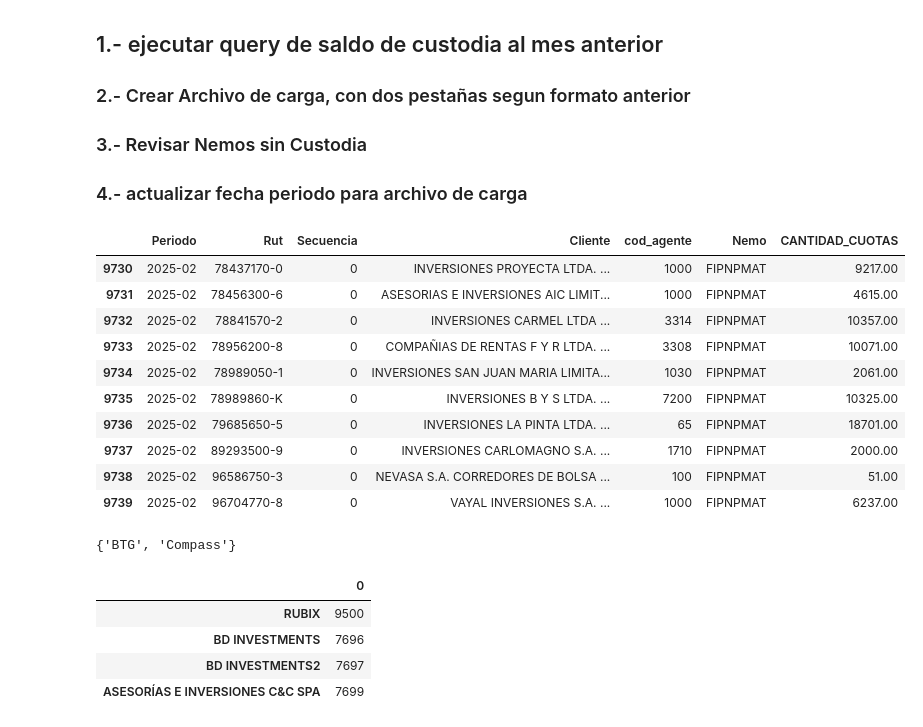
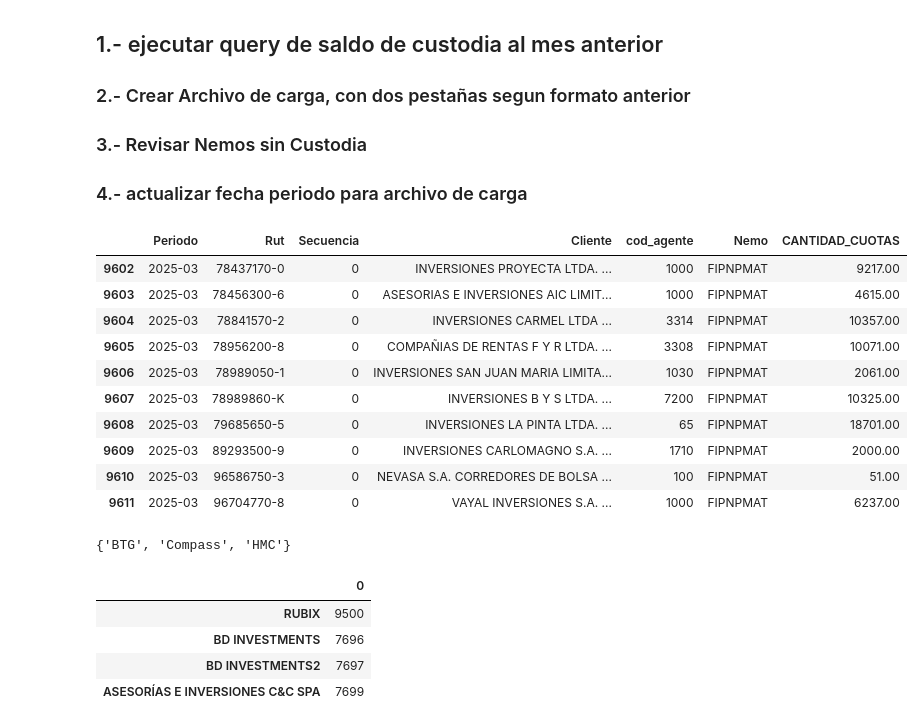
Before and after one commit to Creasys-Risk/comisiones_nevasa, a Jupyter notebook: Prorrata CFI NEVASA- excluir agentes -2025 testr.ipynb, the cells around one changed output. Drawn from its saved outputs; the diff is of its cells as text; code cells hidden in the pictures.

```diff
--- a/Prorrata CFI NEVASA- excluir agentes -2025 testr.ipynb
+++ b/Prorrata CFI NEVASA- excluir agentes -2025 testr.ipynb
@@ -19,30 +19,30 @@ inner join TBPLFICL b on a.rut_cli=b.rut_cli and a.sec_rut_cli=b.sec_rut_cli whe
 # %%
 
 #archivo= 'Cierre Mensual CFI ENE23.xlsx'
-archivo= 'Copia de Cierre Mensual CFI cargamaezo25LAST.xlsx'
+archivo= 'Cierre Mensual CFI - Edicion - Postproceso.xlsx'
 patrimonio= pd.read_excel(archivo, sheet_name='custodia')
 Facturacion= pd.read_excel(archivo, sheet_name='Consolidado2', header=0).dropna()#, index_col=None, header=None)
 
 #Facturacion.where(Facturacion[1]>0)
 #Facturacion.query('Fact>0')
 patrimonio['Nemo']=patrimonio['Nemo'].str.strip()
 patrimonio.tail(10)
 # %% [output]
 |  | Periodo | Rut | Secuencia | Cliente | cod_agente | Nemo | CANTIDAD_CUOTAS |
-| 9730 | 2025-02 | 78437170-0 | 0 | INVERSIONES PROYECTA LTDA. ... | 1000 | FIPNPMAT | 9217.00 |
-| 9731 | 2025-02 | 78456300-6 | 0 | ASESORIAS E INVERSIONES AIC LIMIT... | 1000 | FIPNPMAT | 4615.00 |
-| 9732 | 2025-02 | 78841570-2 | 0 | INVERSIONES CARMEL LTDA ... | 3314 | FIPNPMAT | 10357.00 |
-| 9733 | 2025-02 | 78956200-8 | 0 | COMPAÑIAS DE RENTAS F Y R LTDA. ... | 3308 | FIPNPMAT | 10071.00 |
-| 9734 | 2025-02 | 78989050-1 | 0 | INVERSIONES SAN JUAN MARIA LIMITA... | 1030 | FIPNPMAT | 2061.00 |
-| 9735 | 2025-02 | 78989860-K | 0 | INVERSIONES B Y S LTDA. ... | 7200 | FIPNPMAT | 10325.00 |
-| 9736 | 2025-02 | 79685650-5 | 0 | INVERSIONES LA PINTA LTDA. ... | 65 | FIPNPMAT | 18701.00 |
-| 9737 | 2025-02 | 89293500-9 | 0 | INVERSIONES CARLOMAGNO S.A. ... | 1710 | FIPNPMAT | 2000.00 |
-| 9738 | 2025-02 | 96586750-3 | 0 | NEVASA S.A. CORREDORES DE BOLSA ... | 100 | FIPNPMAT | 51.00 |
-| 9739 | 2025-02 | 96704770-8 | 0 | VAYAL INVERSIONES S.A. ... | 1000 | FIPNPMAT | 6237.00 |
+| 9602 | 2025-03 | 78437170-0 | 0 | INVERSIONES PROYECTA LTDA. ... | 1000 | FIPNPMAT | 9217.00 |
+| 9603 | 2025-03 | 78456300-6 | 0 | ASESORIAS E INVERSIONES AIC LIMIT... | 1000 | FIPNPMAT | 4615.00 |
+| 9604 | 2025-03 | 78841570-2 | 0 | INVERSIONES CARMEL LTDA ... | 3314 | FIPNPMAT | 10357.00 |
+| 9605 | 2025-03 | 78956200-8 | 0 | COMPAÑIAS DE RENTAS F Y R LTDA. ... | 3308 | FIPNPMAT | 10071.00 |
+| 9606 | 2025-03 | 78989050-1 | 0 | INVERSIONES SAN JUAN MARIA LIMITA... | 1030 | FIPNPMAT | 2061.00 |
+| 9607 | 2025-03 | 78989860-K | 0 | INVERSIONES B Y S LTDA. ... | 7200 | FIPNPMAT | 10325.00 |
+| 9608 | 2025-03 | 79685650-5 | 0 | INVERSIONES LA PINTA LTDA. ... | 65 | FIPNPMAT | 18701.00 |
+| 9609 | 2025-03 | 89293500-9 | 0 | INVERSIONES CARLOMAGNO S.A. ... | 1710 | FIPNPMAT | 2000.00 |
+| 9610 | 2025-03 | 96586750-3 | 0 | NEVASA S.A. CORREDORES DE BOLSA ... | 100 | FIPNPMAT | 51.00 |
+| 9611 | 2025-03 | 96704770-8 | 0 | VAYAL INVERSIONES S.A. ... | 1000 | FIPNPMAT | 6237.00 |
 # %%
 set(Facturacion.emisor.to_list())
 # %% [output]
-{'BTG', 'Compass'}
+{'BTG', 'Compass', 'HMC'}
 # %%
 patrimonio= patrimonio.merge(Facturacion, left_on='Nemo', right_on='Nemo')#.to_excel('NuevaCargaFip.xlsx')
 
```
Also changed, not shown: parts of 13 cells of this notebook, 4 other files.
